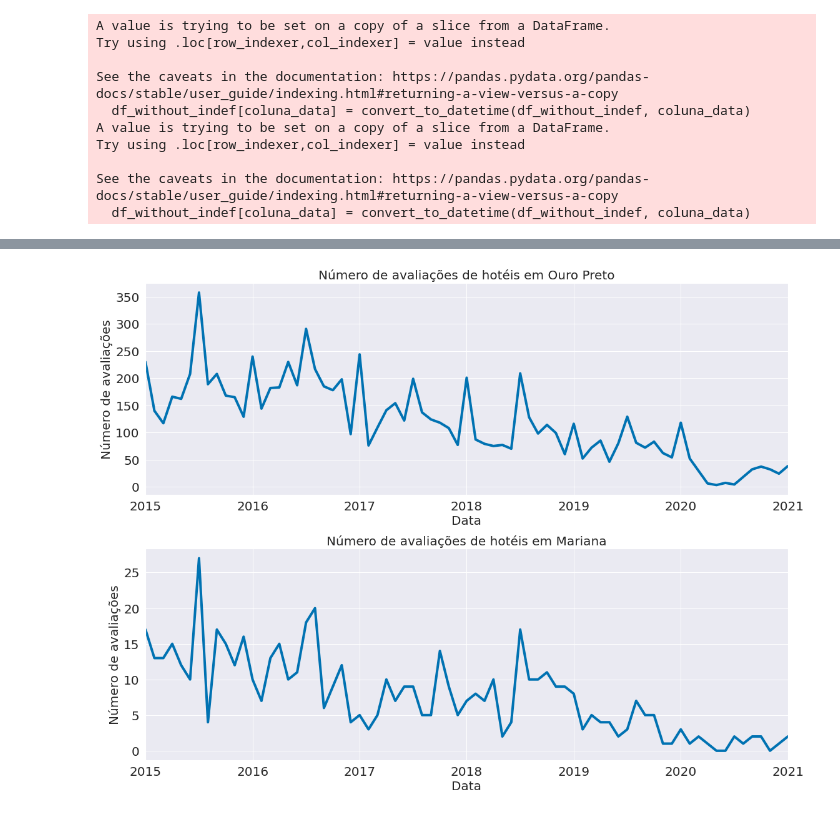
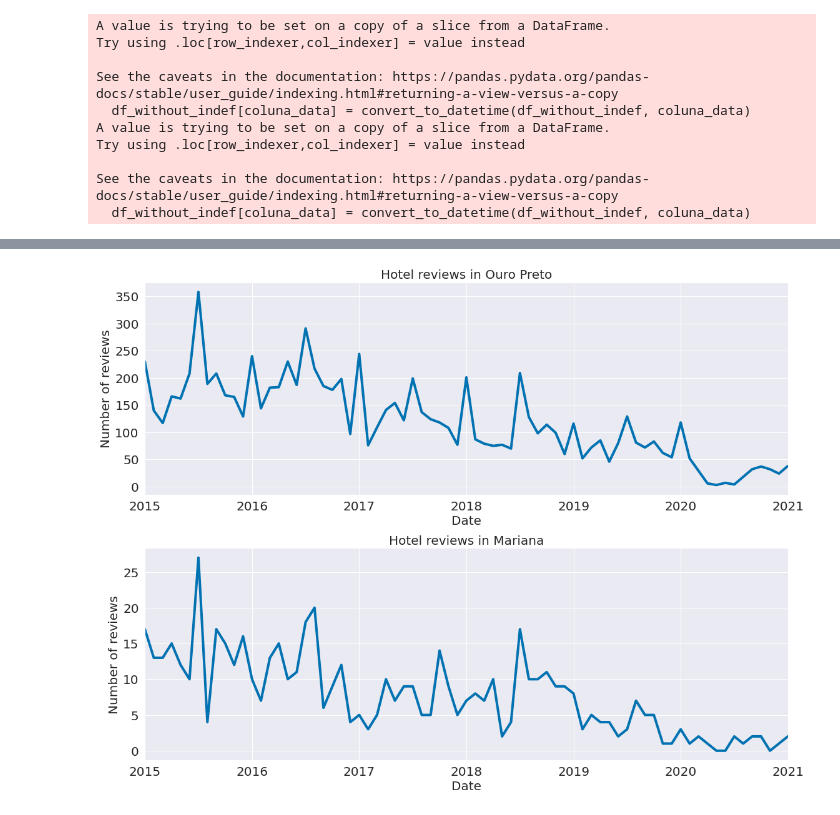
Before and after one commit to viengg/tripadvisor-scraper, a Jupyter notebook: analysis.ipynb, the cells around one changed output, grey strips where cells are left out. Cells and saved outputs as stored; diff of their text form; code cells hidden in the pictures.

```diff
--- a/analysis.ipynb
+++ b/analysis.ipynb
@@ -153,19 +154,19 @@ plt.savefig('graficos/grafico4.pdf')
 # %%
 avaliacoes_hoteis_ouro_preto = merged_df[merged_df['cidade'] == 'Ouro Preto ']
 avaliacoes_hoteis_mariana = merged_df[merged_df['cidade'] == 'Mariana ']
 
 fig, (ax1, ax2) = plt.subplots(nrows=2, figsize=(16, 12))
 #avaliacoes_hoteis_ouro_preto.groupby('data_avaliacao')['estabelecimento'].count().plot(ax=ax1)
 avaliacoes_hoteis_ouro_preto.set_index('data_avaliacao')['estabelecimento'].resample('M').count().plot(ax=ax1)
-ax1.set(xlabel='Data', ylabel='Número de avaliações')
-ax1.set_title('Número de avaliações de hotéis em Ouro Preto')
+ax1.set(xlabel='Date', ylabel='Number of reviews')
+ax1.set_title('Hotel reviews in Ouro Preto')
 avaliacoes_hoteis_mariana.set_index('data_avaliacao')['estabelecimento'].resample('M').count().plot(ax=ax2)
-ax2.set(xlabel='Data', ylabel='Número de avaliações')
-ax2.set_title('Número de avaliações de hotéis em Mariana')
+ax2.set(xlabel='Date', ylabel='Number of reviews')
+ax2.set_title('Hotel reviews in Mariana')
 plt.tight_layout()
-plt.savefig('graficos/grafico5.pdf')
+plt.savefig('graficos/en-grafico5.png')
 # %% [output]
-[figure, old version]
+[figure, new version]
 # %%
 merged_df = pd.merge(restaurantes, avaliacoes_restaurantes_recentes, how='inner', left_on='restaurante_id', right_on='estabelecimento_id')
 avaliacoes_restaurantes_ouro_preto = merged_df[merged_df['cidade'] == 'Ouro Preto ']
```
Also changed, not shown: parts of 9 cells of this notebook, 10 other files.
